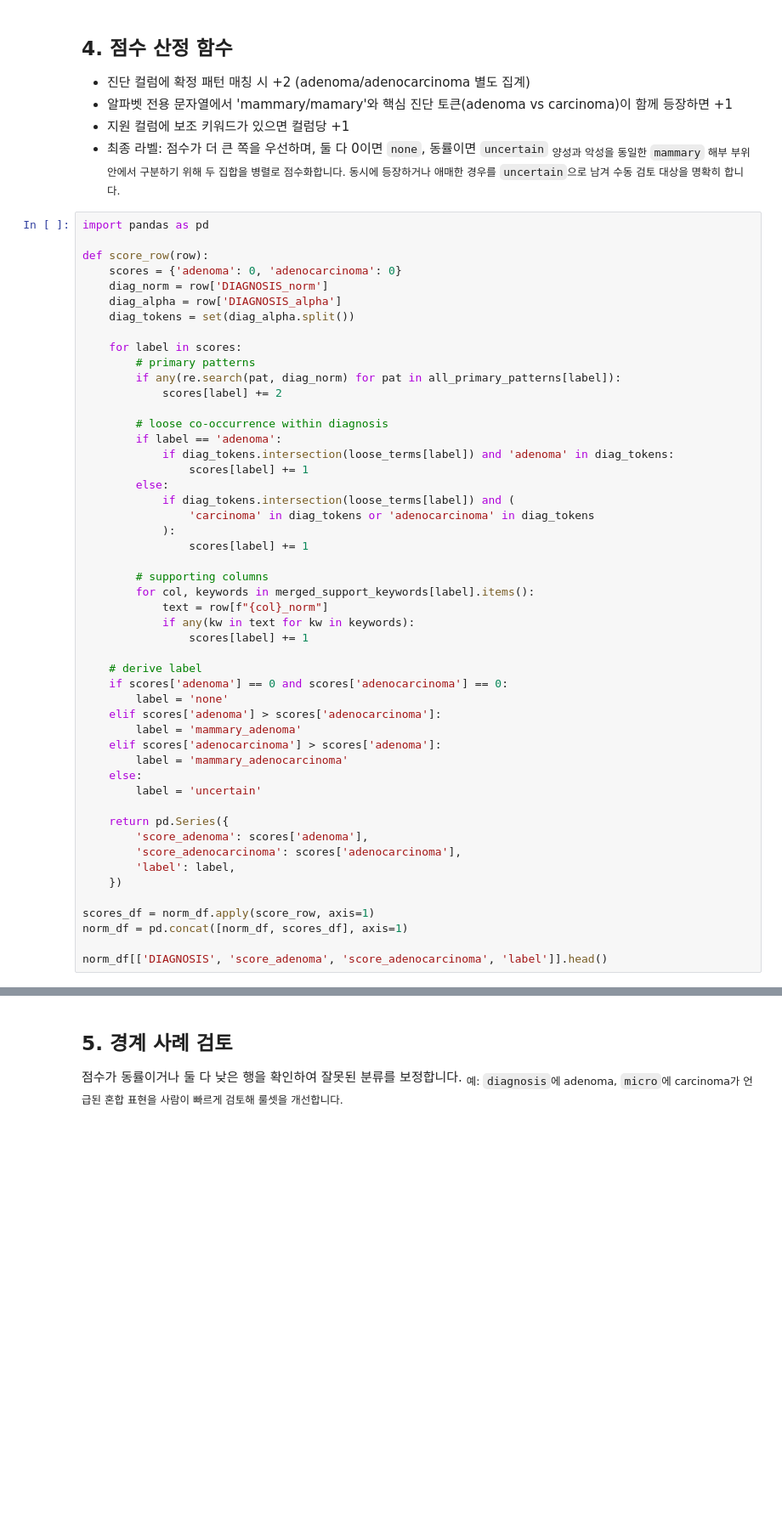
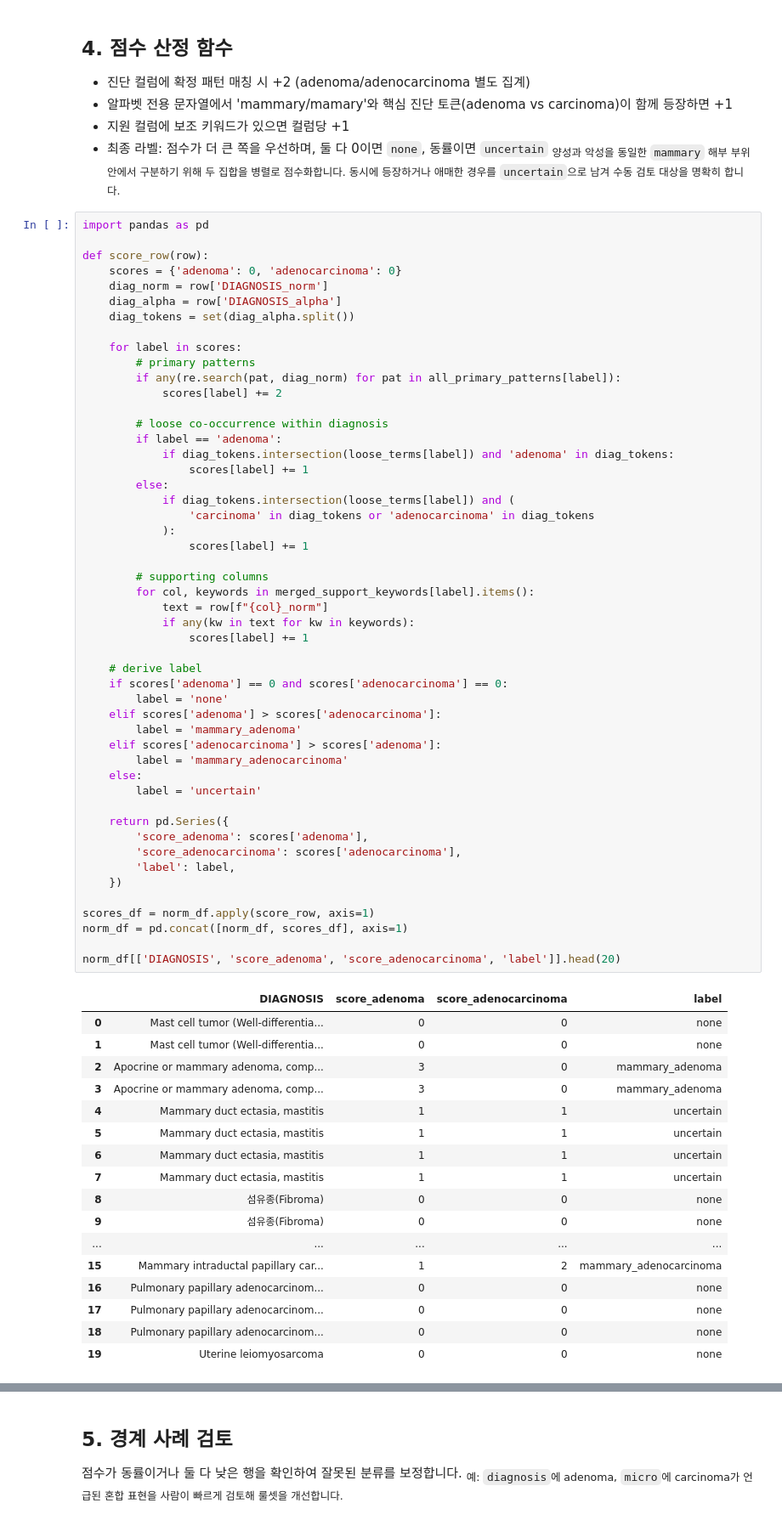
Before and after one commit to wsy8029/GC-Pathology, a Jupyter notebook: PoC/v1/preprocessing.ipynb, the cells around one changed output, grey strips where cells are left out. Shown at 85% size. Saved outputs shown, nothing was run; the diff lists cells and outputs as text; blank space fills up the shorter version.

```diff
--- a/PoC/v1/preprocessing.ipynb
+++ b/PoC/v1/preprocessing.ipynb
@@ -155,34 +193,52 @@ def score_row(row):
             if diag_tokens.intersection(loose_terms[label]) and (
                 'carcinoma' in diag_tokens or 'adenocarcinoma' in diag_tokens
             ):
                 scores[label] += 1
 
         # supporting columns
         for col, keywords in merged_support_keywords[label].items():
             text = row[f"{col}_norm"]
             if any(kw in text for kw in keywords):
                 scores[label] += 1
 
     # derive label
     if scores['adenoma'] == 0 and scores['adenocarcinoma'] == 0:
         label = 'none'
     elif scores['adenoma'] > scores['adenocarcinoma']:
         label = 'mammary_adenoma'
     elif scores['adenocarcinoma'] > scores['adenoma']:
         label = 'mammary_adenocarcinoma'
     else:
         label = 'uncertain'
 
     return pd.Series({
         'score_adenoma': scores['adenoma'],
         'score_adenocarcinoma': scores['adenocarcinoma'],
         'label': label,
     })
 
 scores_df = norm_df.apply(score_row, axis=1)
 norm_df = pd.concat([norm_df, scores_df], axis=1)
 
-norm_df[['DIAGNOSIS', 'score_adenoma', 'score_adenocarcinoma', 'label']].head()
+norm_df[['DIAGNOSIS', 'score_adenoma', 'score_adenocarcinoma', 'label']].head(20)
+# %% [output]
+|  | DIAGNOSIS | score_adenoma | score_adenocarcinoma | label |
+| 0 | Mast cell tumor (Well-differentia... | 0 | 0 | none |
+| 1 | Mast cell tumor (Well-differentia... | 0 | 0 | none |
+| 2 | Apocrine or mammary adenoma, comp... | 3 | 0 | mammary_adenoma |
+| 3 | Apocrine or mammary adenoma, comp... | 3 | 0 | mammary_adenoma |
+| 4 | Mammary duct ectasia, mastitis | 1 | 1 | uncertain |
+| 5 | Mammary duct ectasia, mastitis | 1 | 1 | uncertain |
+| 6 | Mammary duct ectasia, mastitis | 1 | 1 | uncertain |
+| 7 | Mammary duct ectasia, mastitis | 1 | 1 | uncertain |
+| 8 | 섬유종(Fibroma) | 0 | 0 | none |
+| 9 | 섬유종(Fibroma) | 0 | 0 | none |
+| ... | ... | ... | ... | ... |
+| 15 | Mammary intraductal papillary car... | 1 | 2 | mammary_adenocarcinoma |
+| 16 | Pulmonary papillary adenocarcinom... | 0 | 0 | none |
+| 17 | Pulmonary papillary adenocarcinom... | 0 | 0 | none |
+| 18 | Pulmonary papillary adenocarcinom... | 0 | 0 | none |
+| 19 | Uterine leiomyosarcoma | 0 | 0 | none |
 # %%
 # adenoma로 분류된 행 미리보기 (전수 확인용)
 adenoma_rows = norm_df[norm_df['label'] == 'mammary_adenoma']
```
Also changed, not shown: parts of 10 cells of this notebook.
